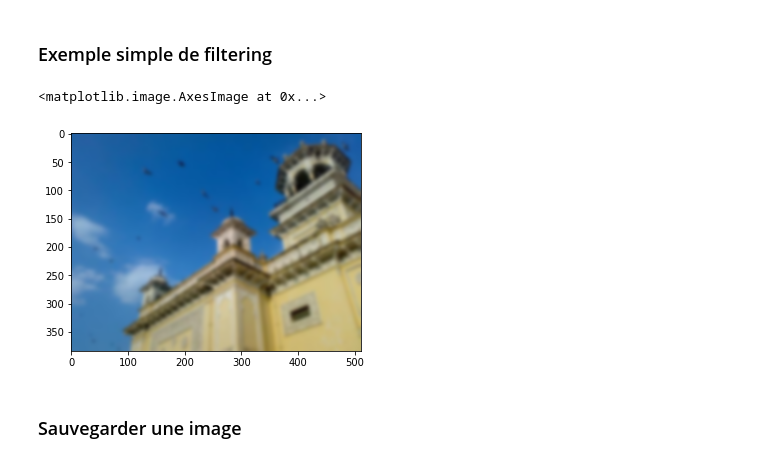
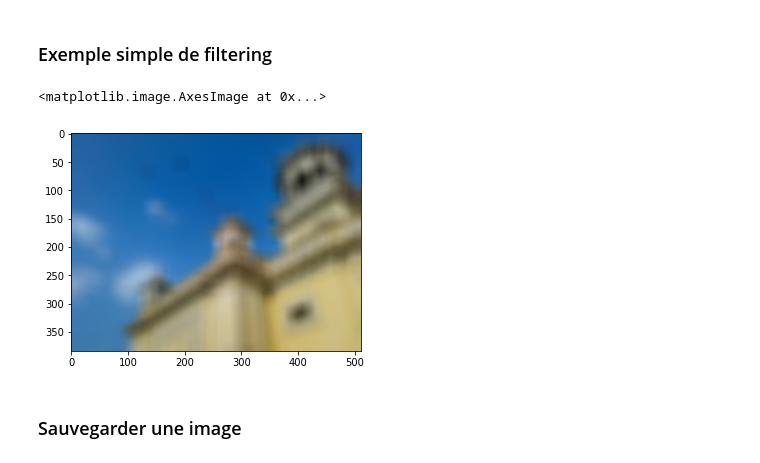
Before and after one commit to medMghari/Opencv_master, a Jupyter notebook: opencv_S1.ipynb, the cells around one changed output. Cells and saved outputs as stored; diff of their text form; code cells hidden in the pictures.

```diff
--- a/opencv_S1.ipynb
+++ b/opencv_S1.ipynb
@@ -196,17 +199,17 @@ def myfcshow(img, title='Image'):
 # %%
 img = plt.imread('home.jpg')
 
-blurred = cv2.GaussianBlur(img,(19,19),0) # GaussianBlur pour enlever le bruit
+blurred = cv2.GaussianBlur(img,(5,5),0) # GaussianBlur pour enlever le bruit
 
 #créer votre propre filtre
-kernel = np.ones((5,5),np.float32)/25
+kernel = np.ones((25,25),np.float32)/625
 blurred2 = cv2.filter2D(img,-1,kernel)
 
 plt.figure()
-plt.imshow(blurred)
+plt.imshow(blurred2)
 # %% [output]
 <matplotlib.image.AxesImage at 0x...>
-[figure, old version]
+[figure, new version]
 # %% [markdown]
 ### Sauvegarder une image
 # %%
```
Also changed, not shown: parts of 8 cells of this notebook, 1 other file.
